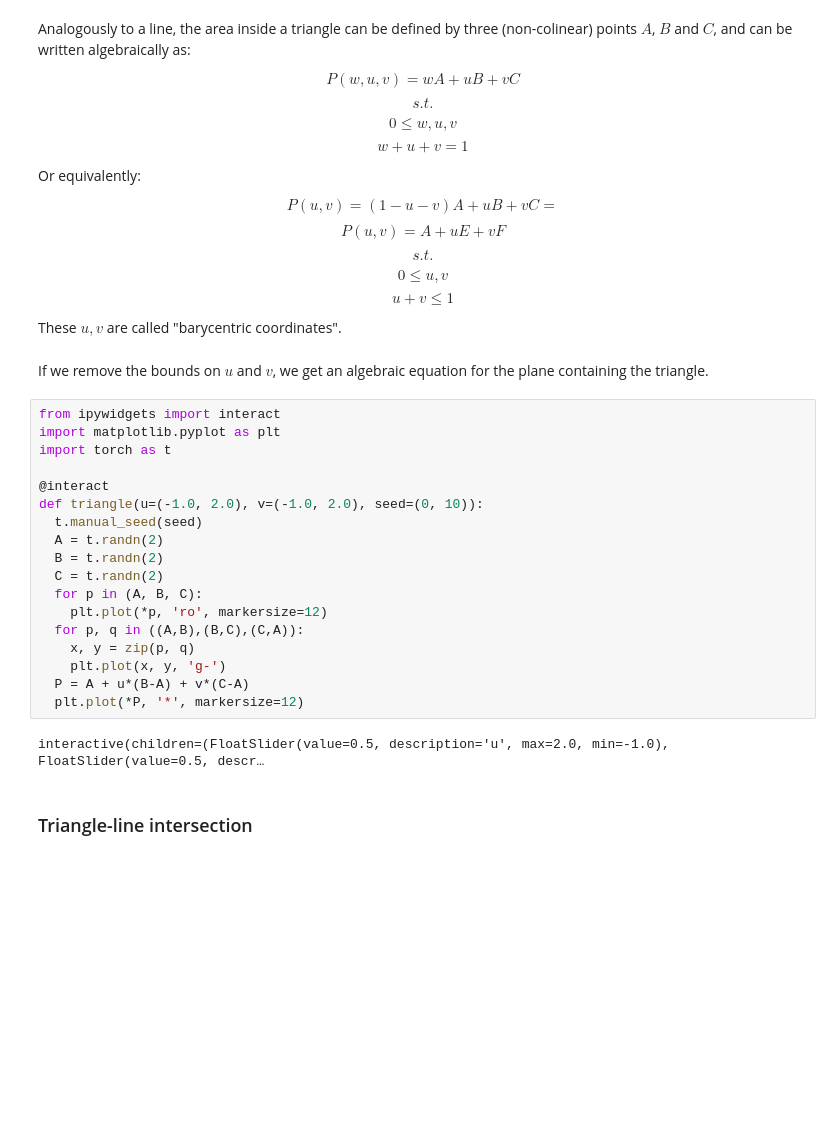
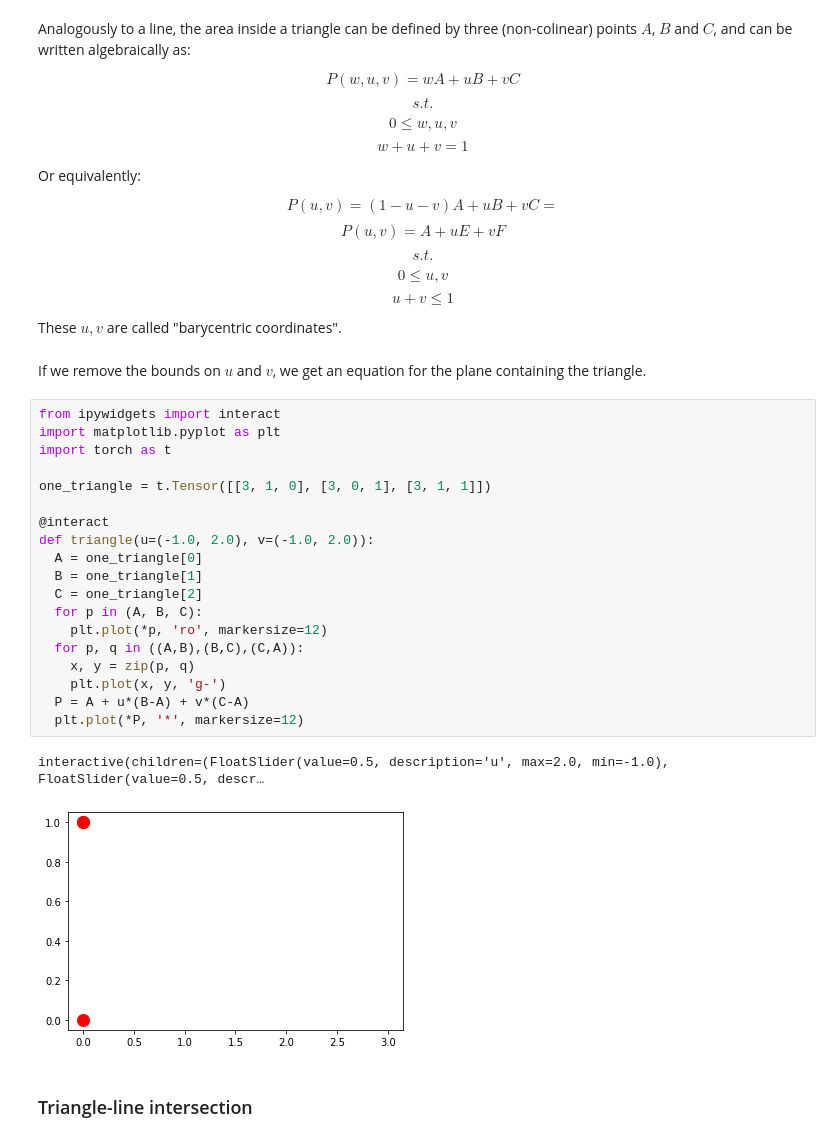
Before and after one commit to redwoodresearch/mlab, a Jupyter notebook: days/w1d1_renderer.ipynb, the cells around one changed output. Saved outputs shown, nothing was run; the diff lists cells and outputs as text; blank space fills up the shorter version.

```diff
--- a/days/w1d1_renderer.ipynb
+++ b/days/w1d1_renderer.ipynb
@@ -104,27 +106,29 @@ $$u + v \leq 1$$
 
 These $u, v$ are called "barycentric coordinates".
 # %% [markdown]
-If we remove the bounds on $u$ and $v$, we get an algebraic equation for the plane containing the triangle.
+If we remove the bounds on $u$ and $v$, we get an equation for the plane containing the triangle.
 # %%
 from ipywidgets import interact
 import matplotlib.pyplot as plt
 import torch as t
 
+one_triangle = t.Tensor([[3, 1, 0], [3, 0, 1], [3, 1, 1]])
+
 @interact
-def triangle(u=(-1.0, 2.0), v=(-1.0, 2.0), seed=(0, 10)):
-  t.manual_seed(seed)
-  A = t.randn(2)
-  B = t.randn(2)
-  C = t.randn(2)
+def triangle(u=(-1.0, 2.0), v=(-1.0, 2.0)):
+  A = one_triangle[0]
+  B = one_triangle[1]
+  C = one_triangle[2]
   for p in (A, B, C):
     plt.plot(*p, 'ro', markersize=12)
   for p, q in ((A,B),(B,C),(C,A)):
     x, y = zip(p, q)
     plt.plot(x, y, 'g-')
   P = A + u*(B-A) + v*(C-A)
   plt.plot(*P, '*', markersize=12)
 # %% [output]
 interactive(children=(FloatSlider(value=0.5, description='u', max=2.0, min=-1.0), FloatSlider(value=0.5, descr…
+[figure, added]
 # %% [markdown]
 ### Triangle-line intersection
 # %% [markdown]
```
Also changed, not shown: parts of 1 cell of this notebook.
